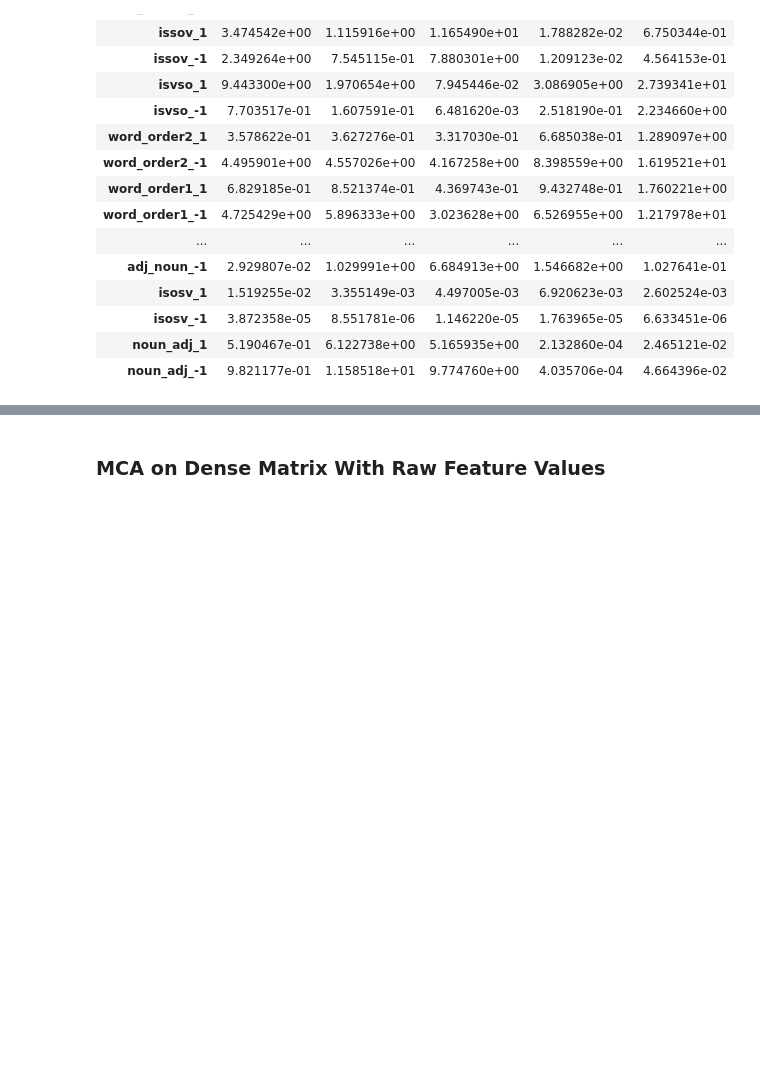
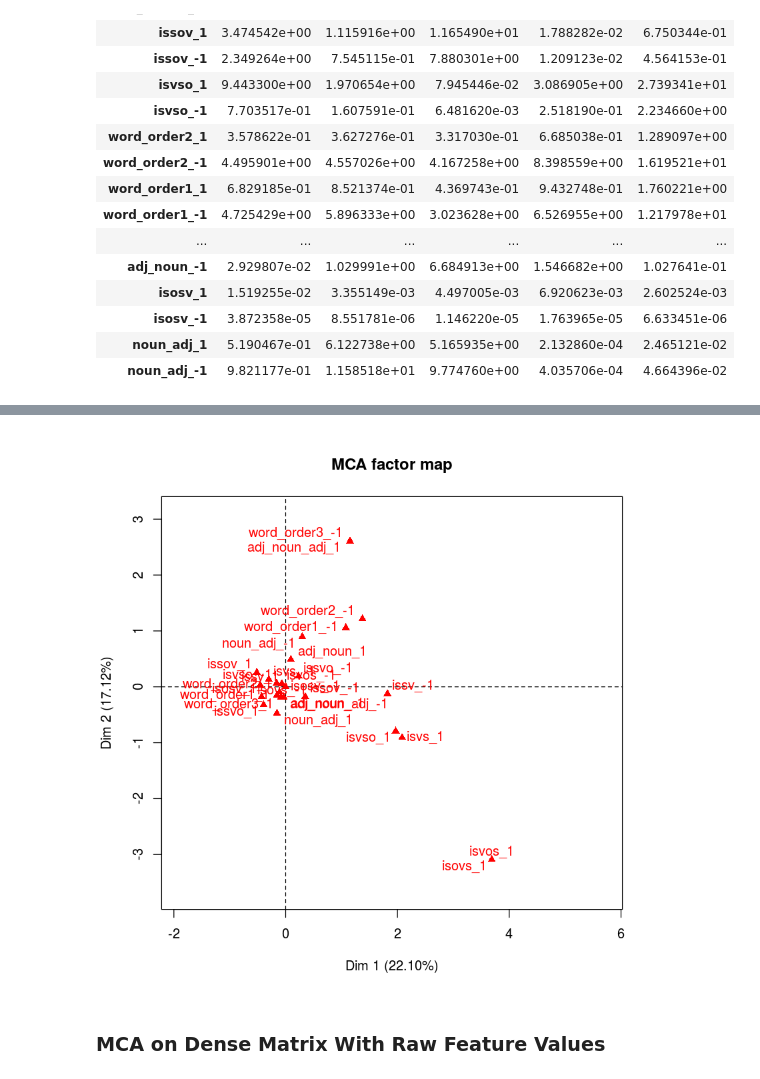
Before and after one commit to ilay32/wals-project, a Jupyter notebook: 4-4-order-features.ipynb, the cells around one changed output, grey strips where cells are left out. Saved outputs shown, nothing was run; the diff lists cells and outputs as text; code cells hidden in the pictures; blank space fills up the shorter version.

```diff
--- a/4-4-order-features.ipynb
+++ b/4-4-order-features.ipynb
@@ -148,3 +135,7 @@ mca$var$contrib
+# %%
+plot(mca,invisible="ind")
+# %% [output]
+[figure, added]
 # %% [markdown]
 ### MCA on Dense Matrix With Raw Feature Values
 # %%
```
Also changed, not shown: parts of 11 cells of this notebook, 10 other files.
